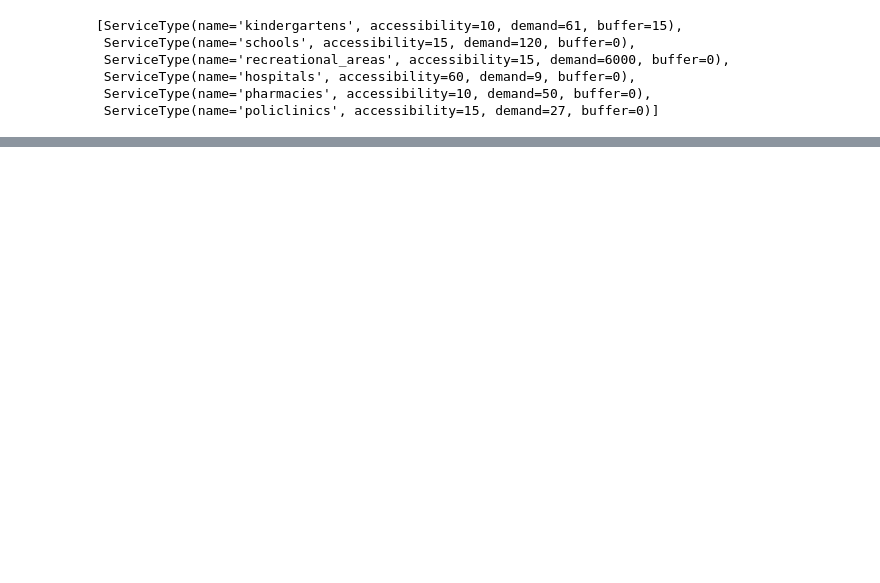
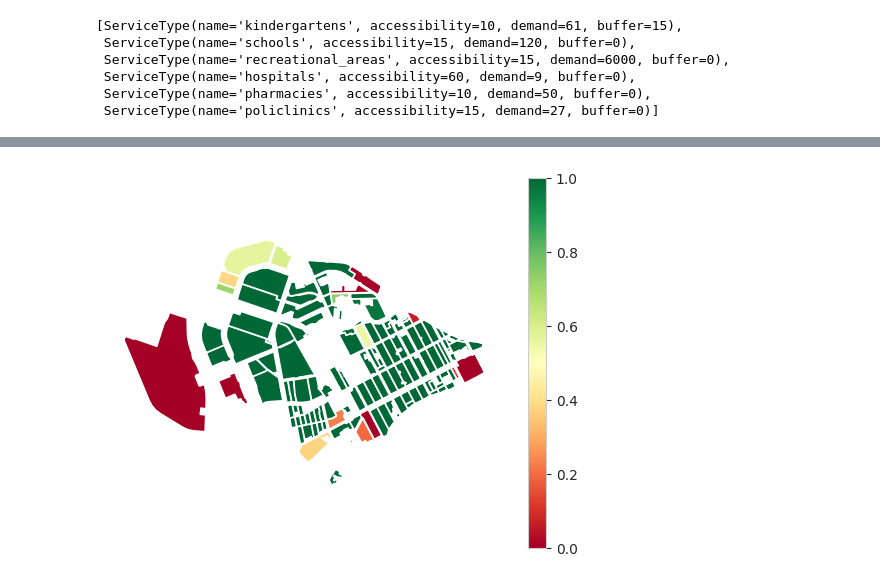
Before and after one commit to aimclub/blocksnet, a Jupyter notebook: examples/3a city_model provision.ipynb, the cells around one changed output, grey strips where cells are left out. Saved outputs shown, nothing was run; the diff lists cells and outputs as text; code cells hidden in the pictures; blank space fills up the shorter version.

```diff
--- a/examples/3a city_model provision.ipynb
+++ b/examples/3a city_model provision.ipynb
@@ -27,0 +28,16 @@ prov.plot(calc)
+# %%
+import pandas as pd
+
+update = {
+  148: {
+    'population': 1000,
+    'schools': 0
+  }
+}
+
+update_df = pd.DataFrame.from_dict(update, orient='index')
+# %%
+calc_after = prov.calculate('schools', update_df)
+prov.plot(calc_after)
+# %% [output]
+[figure, added]
```
Also changed, not shown: parts of 6 cells of this notebook, 6 other files.
